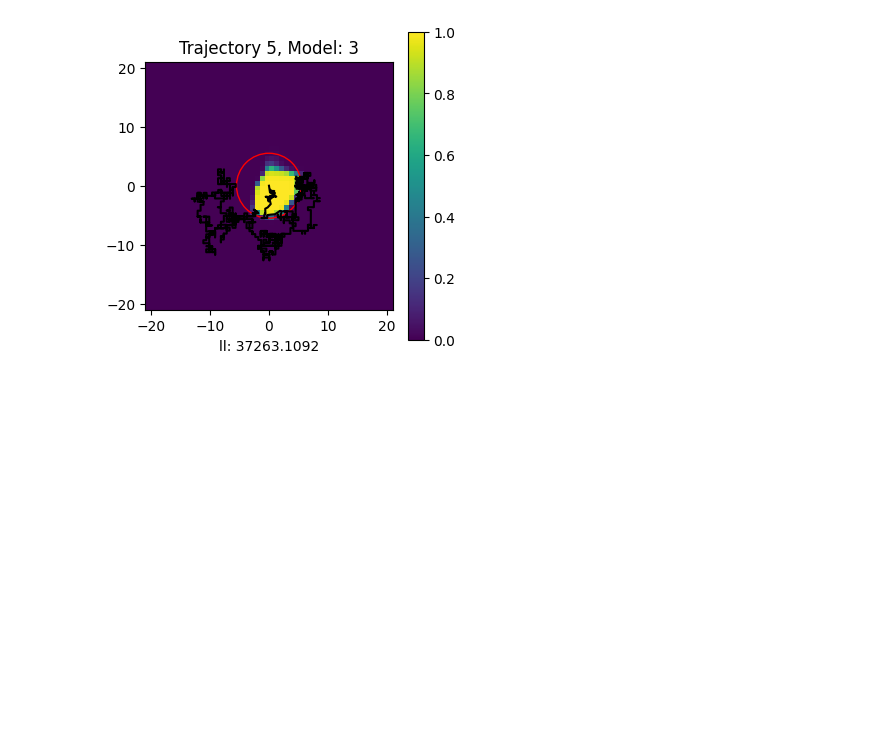
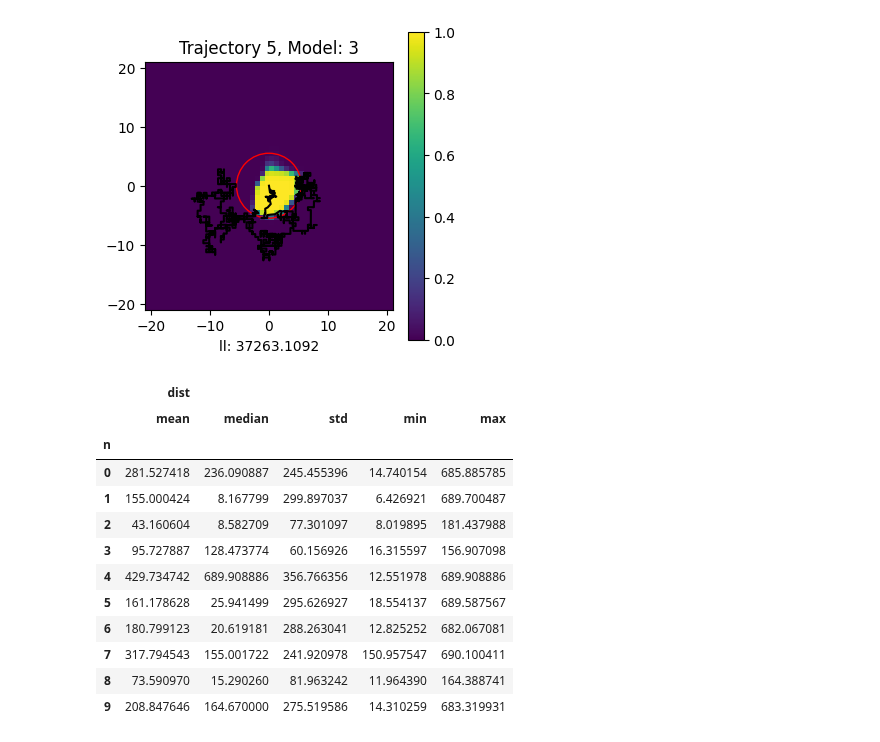
Before and after one commit to guialba/RL, a Jupyter notebook: Gridworld/custom/ex5_hidden_test_2.ipynb, the cells around one changed output. Cells and saved outputs as stored; diff of their text form; code cells hidden in the pictures; blank space fills up the shorter version.

```diff
--- a/Gridworld/custom/ex5_hidden_test_2.ipynb
+++ b/Gridworld/custom/ex5_hidden_test_2.ipynb
@@ -390,3 +391,20 @@ df_results[df_results.n==5]
 plot_test(df, 5,3)
 # %% [output]
 [figure]
+# %%
+df_results['dist'] = df_results.ll-df_results.ll_ideal
+df_results[['dist', 'n']].groupby('n').agg(['mean', 'median', 'std', 'min', 'max'])
+# %% [output]
+|  | dist |  |  |  |  |
+|  | mean | median | std | min | max |
+| n |  |  |  |  |  |
+| 0 | 281.527418 | 236.090887 | 245.455396 | 14.740154 | 685.885785 |
+| 1 | 155.000424 | 8.167799 | 299.897037 | 6.426921 | 689.700487 |
+| 2 | 43.160604 | 8.582709 | 77.301097 | 8.019895 | 181.437988 |
+| 3 | 95.727887 | 128.473774 | 60.156926 | 16.315597 | 156.907098 |
+| 4 | 429.734742 | 689.908886 | 356.766356 | 12.551978 | 689.908886 |
+| 5 | 161.178628 | 25.941499 | 295.626927 | 18.554137 | 689.587567 |
+| 6 | 180.799123 | 20.619181 | 288.263041 | 12.825252 | 682.067081 |
+| 7 | 317.794543 | 155.001722 | 241.920978 | 150.957547 | 690.100411 |
+| 8 | 73.590970 | 15.290260 | 81.963242 | 11.964390 | 164.388741 |
+| 9 | 208.847646 | 164.670000 | 275.519586 | 14.310259 | 683.319931 |
```
Also changed, not shown: parts of 2 cells of this notebook, 15 other files.
